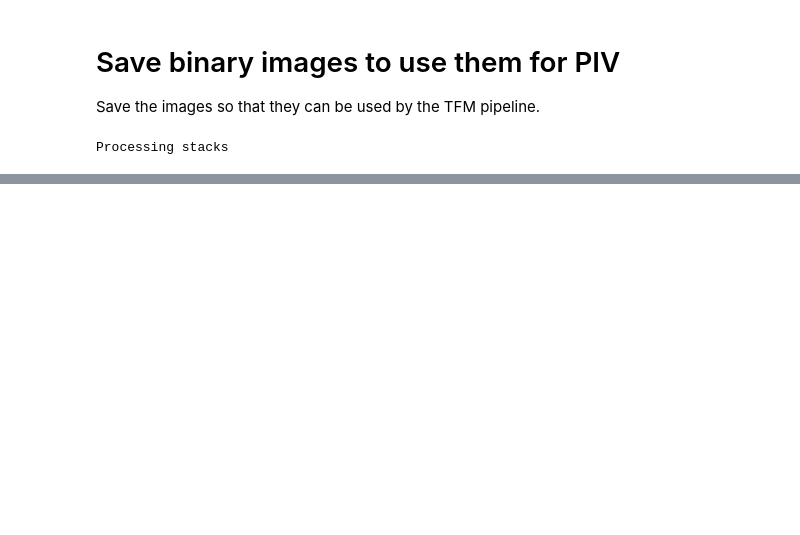
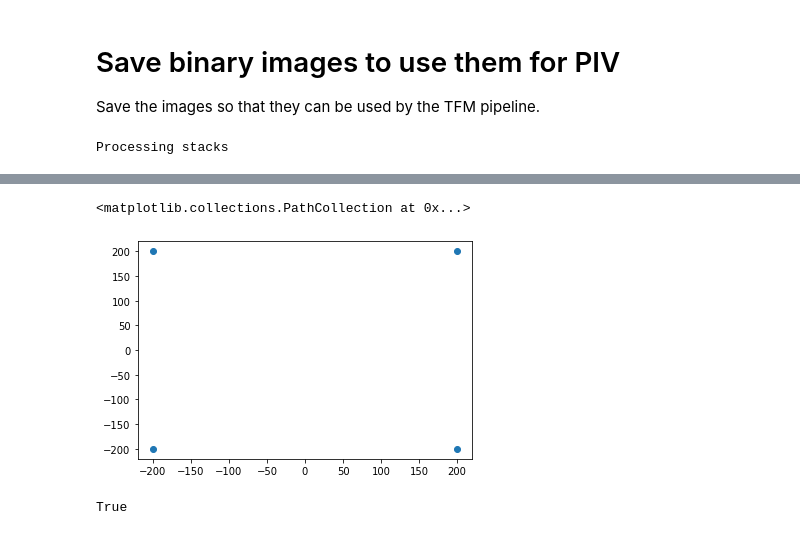
Before and after one commit to rg314/pytraction, a Jupyter notebook: scripts/in_silico_data.ipynb, the cells around one changed output, grey strips where cells are left out. Cells and saved outputs as stored; diff of their text form; code cells hidden in the pictures; blank space fills up the shorter version.

```diff
--- a/scripts/in_silico_data.ipynb
+++ b/scripts/in_silico_data.ipynb
@@ -206,0 +261,12 @@ for frame in range(len(log1)):
+# %%
+x = [200, 200, -200, -200]
+y = [-200, 200, -200, 200]
+
+plt.scatter(x,y)
+# %% [output]
+<matplotlib.collections.PathCollection at 0x...>
+[figure, added]
+# %%
+isinstance((x,y), tuple)
+# %% [output]
+True
```
Also changed, not shown: parts of 21 cells of this notebook, 4 other files.
